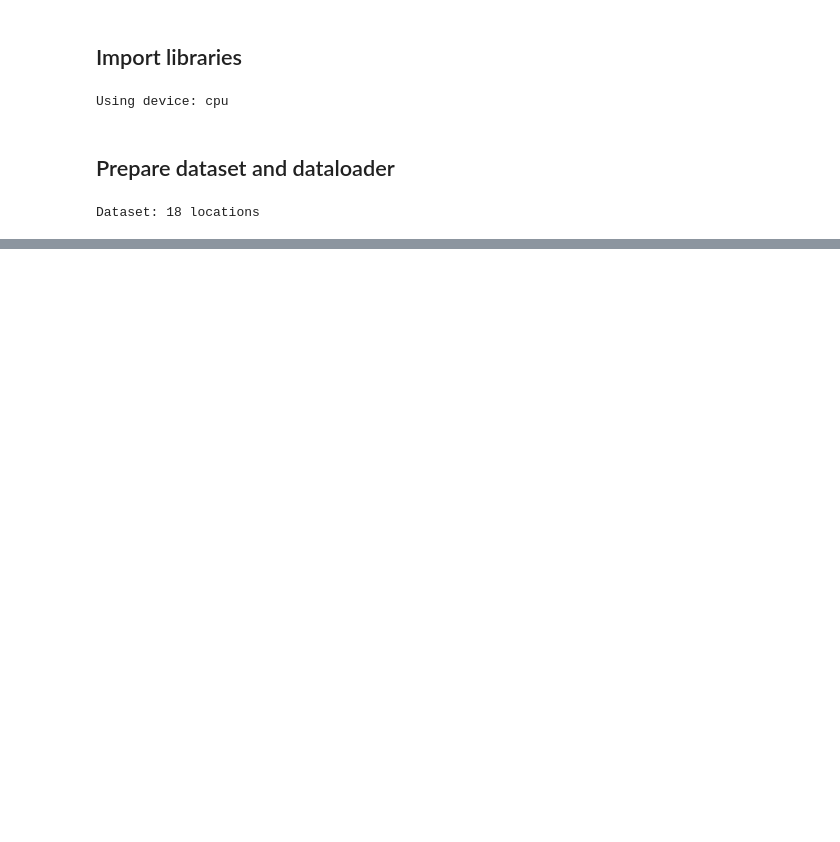
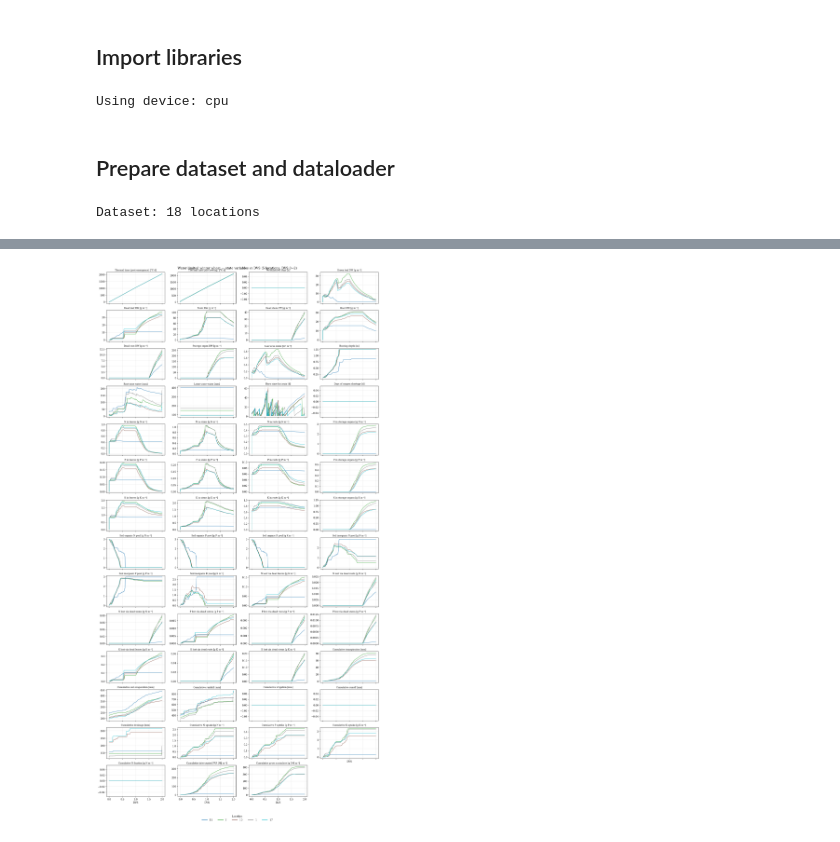
Before and after one commit to geonextgis/torchcrop, a Jupyter notebook: docs/examples/02_water_limited/water_limited_(winter_wheat).ipynb, the cells around one changed output, grey strips where cells are left out. Cells and saved outputs as stored; diff of their text form; code cells hidden in the pictures; blank space fills up the shorter version.

```diff
--- a/docs/examples/02_water_limited/water_limited_(winter_wheat).ipynb
+++ b/docs/examples/02_water_limited/water_limited_(winter_wheat).ipynb
@@ -266,6 +377,4 @@ sowing→emergence interval (a few days); DVS then climbs `0 → 1` (anthesis)
 # %%
-from matplotlib.lines import Line2D
-
 # Human-readable label + unit for each ModelState field.
 STATE_META = {
     "tsum": ("Thermal time (post-emergence)", "°C d"),
@@ -304,102 +413,47 @@ STATE_META = {
     "kmint": ("Soil inorganic K pool", "g K m⁻²"),
     "nlossl": ("N lost via dead leaves", "g N m⁻²"),
     "nlossr": ("N lost via dead roots", "g N m⁻²"),
     "nlosss": ("N lost via dead stems", "g N m⁻²"),
     "plossl": ("P lost via dead leaves", "g P m⁻²"),
     "plossr": ("P lost via dead roots", "g P m⁻²"),
     "plosss": ("P lost via dead stems", "g P m⁻²"),
     "klossl": ("K lost via dead leaves", "g K m⁻²"),
     "klossr": ("K lost via dead roots", "g K m⁻²"),
     "klosss": ("K lost via dead stems", "g K m⁻²"),
     "tran_cum": ("Cumulative transpiration", "mm"),
     "evap_cum": ("Cumulative soil evaporation", "mm"),
     "rain_cum": ("Cumulative rainfall", "mm"),
     "irrig_cum": ("Cumulative irrigation", "mm"),
     "runoff_cum": ("Cumulative runoff", "mm"),
     "drain_cum": ("Cumulative drainage", "mm"),
     "nuptr_cum": ("Cumulative N uptake", "g N m⁻²"),
     "puptr_cum": ("Cumulative P uptake", "g P m⁻²"),
     "kuptr_cum": ("Cumulative K uptake", "g K m⁻²"),
     "nfixtr_cum": ("Cumulative N fixation", "g N m⁻²"),
     "parint_cum": ("Cumulative intercepted PAR", "MJ m⁻²"),
     "gtotal_cum": ("Cumulative gross assimilate", "g DM m⁻²"),
 }
 
-# Stack the per-day ModelState snapshots into a [B, T+1, C] array aligned
-# with `field_names`, plus the DVS (x-axis) and sowing-latch trajectories.
+# Stack the per-day ModelState snapshots into a [B, T+1, C] array aligned with
+# `field_names`, plus the DVS (x-axis) and sowing-latch trajectories.
+# `.cpu()` is a no-op on CPU and brings GPU tensors to host for plotting.
 field_names = output.states[0].field_names
-# `.cpu()` is a no-op on CPU and brings GPU tensors to host for plotting.
-traj = torch.stack([s.stack() for s in output.states], dim=1).cpu().numpy()  # [B, T+1, C]
+state_traj = torch.stack([s.stack() for s in output.states], dim=1).cpu().numpy()  # [B, T+1, C]
 dvs_traj = output.dvs.cpu().numpy()  # [B, T+1]
 sown_traj = torch.stack([s.sown for s in output.states], dim=1).cpu().numpy()  # [B, T+1]
 
-# Mask to restrict timeseries to first DVS >= 2.0 (maturity) for each location.
-def mask_until_dvs2(sown_mask, dvs_vals):
-    """Return boolean mask for sown days up to and including first DVS >= 2."""
-    mature_idx = np.where(dvs_vals >= 2.0)[0]
-    cutoff = mature_idx[0] if len(mature_idx) > 0 else len(dvs_vals)
-    return sown_mask & (np.arange(len(dvs_vals)) <= cutoff)
+# DVS itself and the binary sowing latch are not informative state curves.
+plot_fields = [f for f in field_names if f not in ("dvs", "sown")]
+plot_idx = [field_names.index(f) for f in plot_fields]
 
-# Randomly choose 5 locations (reproducible)
-rng = np.random.default_rng(42)
-selected_idx = rng.choice(len(dataset.locations), size=5, replace=False)
-locations = [dataset.locations[i] for i in selected_idx]
-n_loc = len(locations)
-
-# One subplot per state variable (DVS itself and the binary sowing latch
-# are excluded). DVS on the x-axis, one coloured line per location, masked
-# to each location's sown days and restricted to DVS <= 2.
-plot_fields = [f for f in field_names if f not in ("dvs", "sown")]
-ncols = 4
-nrows = int(np.ceil(len(plot_fields) / ncols))
-colors = plt.colormaps["tab10"](np.linspace(0, 1, n_loc))
-
-fig, axes = plt.subplots(
-    nrows, ncols, figsize=(4.2 * ncols, 2.4 * nrows), sharex=True
+plot_trajectories(
+    state_traj[:, :, plot_idx],
+    dvs_traj,
+    sown_traj,
+    plot_fields,
+    STATE_META,
+    title="Water-limited winter wheat — state variables vs DVS (5 locations, DVS 0→2)",
 )
-axes = axes.ravel()
-
-for ax, fld in zip(axes, plot_fields):
-    j = field_names.index(fld)
-    for c, b in enumerate(selected_idx):
-        sown = sown_traj[b] > 0
-        mask = mask_until_dvs2(sown, dvs_traj[b])  # restrict to DVS <= 2
-        ax.plot(
-            dvs_traj[b][mask],
-            traj[b, mask, j],
-            color=colors[c],
-            lw=1.2,
-            alpha=0.9,
-        )
-    label, unit = STATE_META.get(fld, (fld, ""))
-    ax.set_title(f"{label} [{unit}]" if unit else label, fontsize=9)
-    ax.grid(alpha=0.3)
-    ax.margins(x=0.02)
-
-# Hide unused axes and label the x-axis on the bottom row of plotted panels.
-for ax in axes[len(plot_fields):]:
-    ax.axis("off")
-for ax in axes[max(0, len(plot_fields) - ncols):len(plot_fields)]:
-    ax.set_xlabel("DVS")
-
-legend_handles = [
-    Line2D([0], [0], color=colors[i], lw=2)
-    for i in range(n_loc)
-]
-fig.legend(
-    legend_handles,
-    [str(loc) for loc in locations],
-    title="Location",
-    loc="lower center",
-    ncol=5,
-    fontsize=12,
-    bbox_to_anchor=(0.5, 0.02),
-    frameon=False
-)
-fig.suptitle(
-    "Water-limited winter wheat — state variables vs DVS (5 random locations, truncated at DVS=2)\n",
-    fontsize=13,
-)
-fig.tight_layout(rect=[0, 0.04, 1, 0.99])
-plt.show()
+# %% [output]
+[figure, added]
 # %% [markdown]
```
Also changed, not shown: parts of 9 cells of this notebook, 1 other file.
